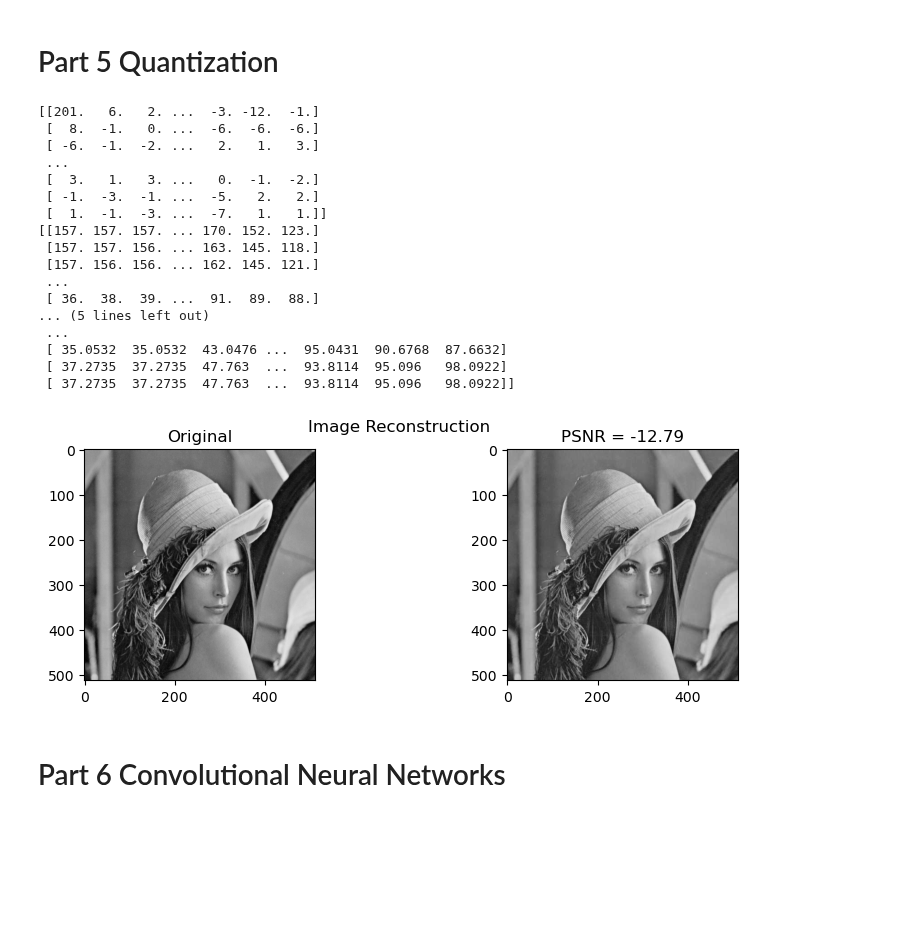
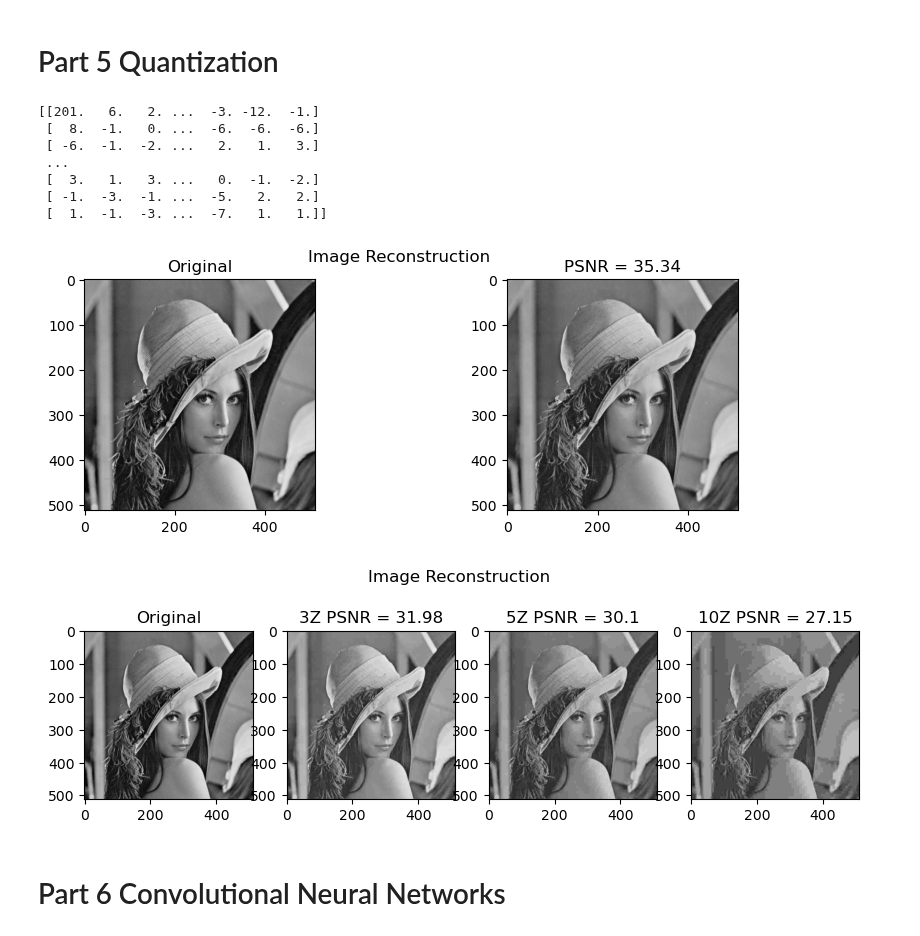
Before and after one commit to ronhyman/imageprocessing, a Jupyter notebook: Lab 5/lab5.ipynb, the cells around one changed output. Saved outputs shown, nothing was run; the diff lists cells and outputs as text; code cells hidden in the pictures; blank space fills up the shorter version.

Commit message:
fixed negative PSNR and finished pt 5

```diff
--- a/Lab 5/lab5.ipynb
+++ b/Lab 5/lab5.ipynb
@@ -1,5 +1,5 @@
 # %%
-from skimage.color import rgb2ycbcr, rgb2lab, rgb2gray, ycbcr2rgb, lab2rgb
+from skimage.color import rgb2ycbcr, rgb2lab, rgb2gray, ycbcr2rgb, lab2rgb, gray2rgb
 from skimage.io import imread
 import matplotlib.pyplot as plt
 import numpy as np
@@ -10,8 +10,8 @@ from skimage.metrics import peak_signal_noise_ratio as PSNR
 from skimage.transform import resize
 import os
 
-def PSNR(f,g):
-    return 10*np.log10(1.0/ np.mean(np.square(f-g)))
+# def PSNR(f,g):
+#     return 10*np.log10(1.0/ np.mean(np.square(f-g)))
 
 def sub2ind(n_row, row, col):
   return n_row * col + row
@@ -224,6 +235,21 @@ plot_images({'Original' : gray_lena, 'PSNR = ' + str(np.round(PSNR(gray_lena, le
 # %%
 # Part 5 Quantization
 
+def quantize_image(image, Z):
+    image_out = np.zeros_like(image)
+    for i in range(0, image.shape[0], 8):
+        for j in range(0, image.shape[1], 8):
+            image_out[i:i+8, j:j+8] = np.round(image[i:i+8, j:j+8] / Z)
+    return image_out
+
+def dequantize_image(image, Z):
+    image_out = np.zeros_like(image)
+    for i in range(0, image.shape[0], 8):
+        for j in range(0, image.shape[1], 8):
+            image_out[i:i+8, j:j+8] = np.multiply(image[i:i+8, j:j+8], Z)
+    return image_out
+
+# First, we will construct the quantization matrix used in the JPEG standard
 Z = np.array([
 [16, 11, 10, 16, 24, 40, 51, 61],
 [12, 12, 14, 19, 26, 58, 60, 55],
@@ -231,58 +257,52 @@ Z = np.array([
 [14, 17, 22, 29, 51, 87, 80, 62],
 [18, 22, 37, 56, 68, 109, 103, 77],
 [24, 35, 55, 64, 81, 104, 113, 92],
 [49, 64, 78, 87, 103, 121, 120, 101],
 [72, 92, 95, 98, 112, 100, 103, 99]
 ])
 
 lena = imread('lena2.tiff') * 255
 gray_lena = rgb2gray(imread('lena2.tiff')) * 255
 
 # perform the 8×8 DCT transform on the Lena sub-images (remember to subtract 128)
 lena_trans5 = np.floor(blockproc(gray_lena - 128, dct_matrix, [8, 8], func))
 print(lena_trans5)
 
-def quantize_image(image, Z):
-    image_out = np.zeros_like(image)
-    for i in range(0, image.shape[0], 8):
-        for j in range(0, image.shape[1], 8):
-            image_out[i:i+8, j:j+8] = np.round(image[i:i+8, j:j+8] / Z)
-    return image_out
-
-def dequantize_image(image, Z):
-    image_out = np.zeros_like(image)
-    for i in range(0, image.shape[0], 8):
-        for j in range(0, image.shape[1], 8):
-            image_out[i:i+8, j:j+8] = np.multiply(image[i:i+8, j:j+8], Z)
-    return image_out
+# To perform quantization on the sub-images, divide the sub-images (as floating point) by Z, and then round the resulting quantized DCT to integer
 
 lena_quantized = quantize_image(lena_trans5, Z)
 lena_dequantized = dequantize_image(lena_quantized, Z)
 
 lena_reconstructed = np.floor(blockproc(lena_dequantized, dct_matrix.T, [8, 8], func)) + 128
 
+# plot the reconstructed image and the corresponding PSNR value
+plot_images({'Original' : gray_lena, 'PSNR = ' + str(np.round(PSNR(gray_lena/255, lena_reconstructed/255),2)): lena_reconstructed}, title='Image Reconstruction')
 
-# plot the reconstructed image and the corresponding PSNR value
-plot_images({'Original' : gray_lena, 'PSNR = ' + str(np.round(PSNR(gray_lena, lena_reconstructed),2)): lena_reconstructed}, title='Image Reconstruction')
+# Now perform the above quantization process again on the image, but this time using 3Z, 5Z, and 10Z. Plot the reconstructed images and the corresponding PSNR
+
+lena_quantized3 = quantize_image(lena_trans5, 3*Z)
+lena_dequantized3 = dequantize_image(lena_quantized3, 3*Z)
+lena_reconstructed3 = np.floor(blockproc(lena_dequantized3, dct_matrix.T, [8, 8], func)) + 128
+
+lena_quantized5 = quantize_image(lena_trans5, 5*Z)
+lena_dequantized5 = dequantize_image(lena_quantized5, 5*Z)
+lena_reconstructed5 = np.floor(blockproc(lena_dequantized5, dct_matrix.T, [8, 8], func)) + 128
+
+lena_quantized10 = quantize_image(lena_trans5, 10*Z)
+lena_dequantized10 = dequantize_image(lena_quantized10, 10*Z)
+lena_reconstructed10 = np.floor(blockproc(lena_dequantized10, dct_matrix.T, [8, 8], func)) + 128
+
+plot_images({'Original' : gray_lena, '3Z PSNR = ' + str(np.round(PSNR(gray_lena/255, lena_reconstructed3/255),2)): lena_reconstructed3, '5Z PSNR = ' + str(np.round(PSNR(gray_lena/255, lena_reconstructed5/255),2)): lena_reconstructed5, '10Z PSNR = ' + str(np.round(PSNR(gray_lena/255, lena_reconstructed10/255),2)): lena_reconstructed10}, title='Image Reconstruction')
 # %% [output]
 [[201.   6.   2. ...  -3. -12.  -1.]
  [  8.  -1.   0. ...  -6.  -6.  -6.]
  [ -6.  -1.  -2. ...   2.   1.   3.]
  ...
  [  3.   1.   3. ...   0.  -1.  -2.]
  [ -1.  -3.  -1. ...  -5.   2.   2.]
  [  1.  -1.  -3. ...  -7.   1.   1.]]
-[[157. 157. 157. ... 170. 152. 123.]
- [157. 157. 156. ... 163. 145. 118.]
- [157. 156. 156. ... 162. 145. 121.]
- ...
- [ 36.  38.  39. ...  91.  89.  88.]
-... (5 lines left out)
- ...
- [ 35.0532  35.0532  43.0476 ...  95.0431  90.6768  87.6632]
- [ 37.2735  37.2735  47.763  ...  93.8114  95.096   98.0922]
- [ 37.2735  37.2735  47.763  ...  93.8114  95.096   98.0922]]
 [figure]
+[figure, added]
 # %% [markdown]
 # Part 6 Convolutional Neural Networks
 # %%
```
Also changed, not shown: parts of 1 cell of this notebook.
